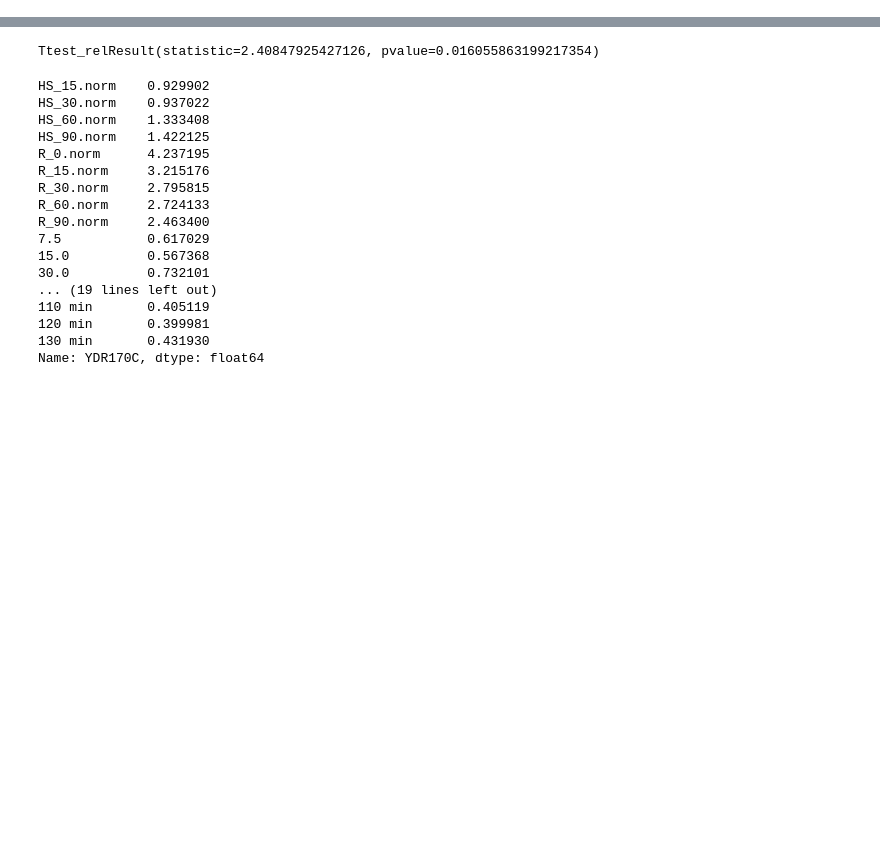
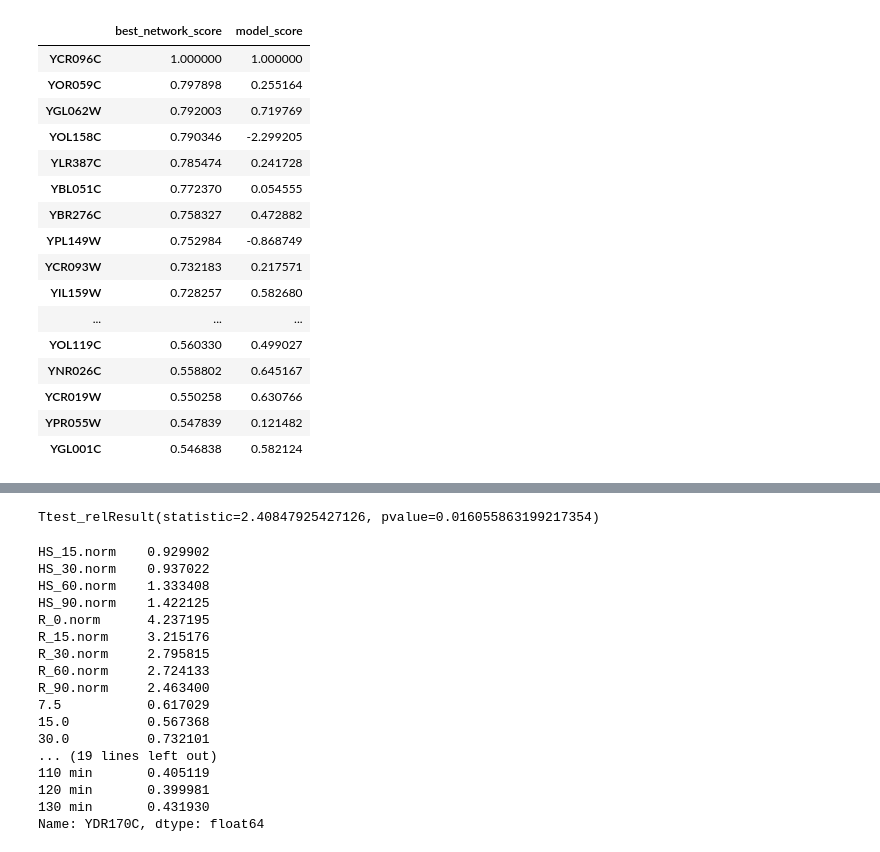
Before and after one commit to IcyFermion/feature_synergy, a Jupyter notebook: network_v_model/yeast_model_network.ipynb, the cells around one changed output, grey strips where cells are left out. Drawn from its saved outputs; the diff is of its cells as text; code cells hidden in the pictures; blank space fills up the shorter version.

```diff
--- a/network_v_model/yeast_model_network.ipynb
+++ b/network_v_model/yeast_model_network.ipynb
@@ -151,0 +81,6 @@ out_df.to_csv('./yeast_model_network_res.csv')
+# %%
+mp_calc = mp_run.MpCalc(target_gene_list, target_exp, X, network_df, train_source.loc[tf_list], train_target, test_source.loc[tf_list], test_target)
+# %%
+iter_length = len(target_gene_list)
+with Pool(cpu_count()) as p:
+    r = np.array(list(tqdm(p.imap(mp_calc.network_v_model, range(iter_length)), total=iter_length)))
@@ -151,0 +118,20 @@ out_df.to_csv('./yeast_model_network_res.csv')
+# %%
+out_df.sort_values('best_network_score', ascending=False).head(30)
+# %% [output]
+|  | best_network_score | model_score |
+| YCR096C | 1.000000 | 1.000000 |
+| YOR059C | 0.797898 | 0.255164 |
+| YGL062W | 0.792003 | 0.719769 |
+| YOL158C | 0.790346 | -2.299205 |
+| YLR387C | 0.785474 | 0.241728 |
+| YBL051C | 0.772370 | 0.054555 |
+| YBR276C | 0.758327 | 0.472882 |
+| YPL149W | 0.752984 | -0.868749 |
+| YCR093W | 0.732183 | 0.217571 |
+| YIL159W | 0.728257 | 0.582680 |
+| ... | ... | ... |
+| YOL119C | 0.560330 | 0.499027 |
+| YNR026C | 0.558802 | 0.645167 |
+| YCR019W | 0.550258 | 0.630766 |
+| YPR055W | 0.547839 | 0.121482 |
+| YGL001C | 0.546838 | 0.582124 |
```
Also changed, not shown: parts of 37 cells of this notebook, 4 other files.
